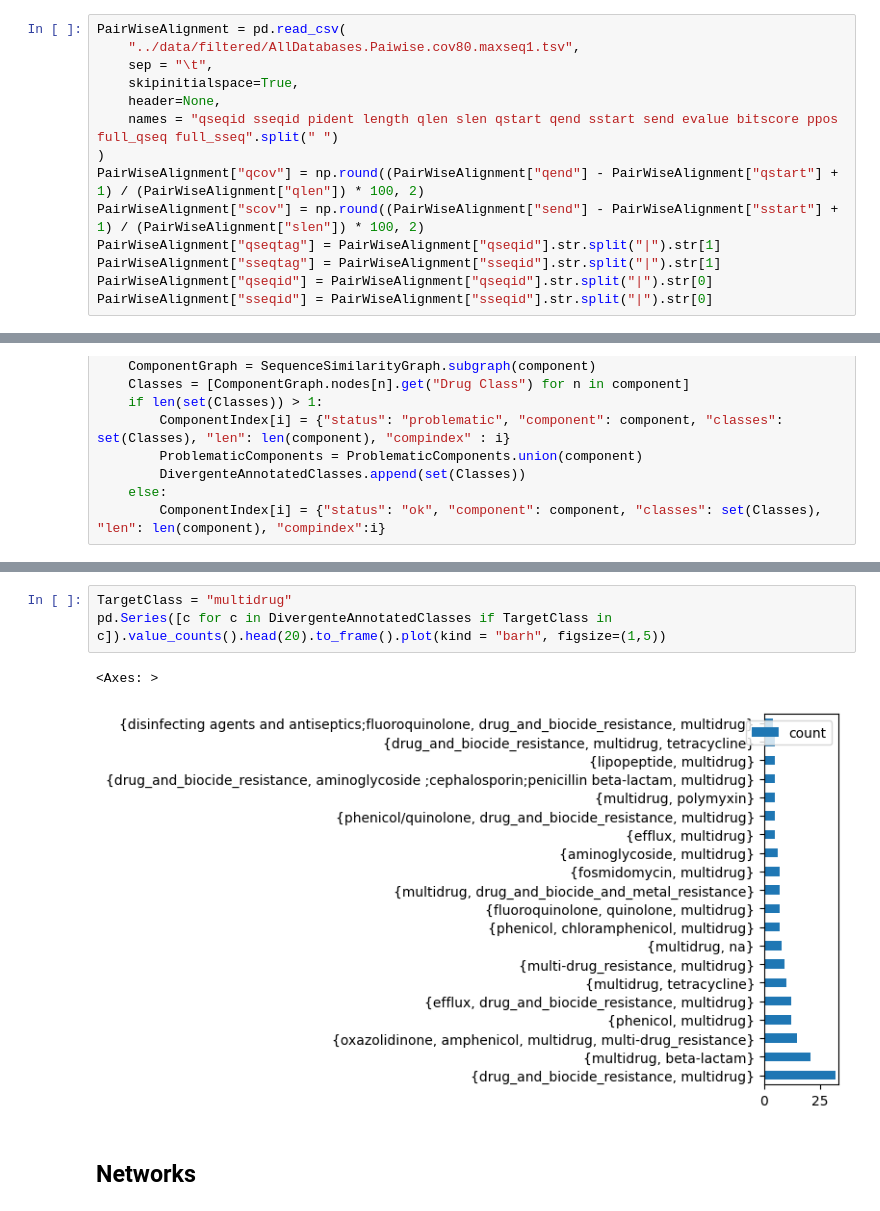
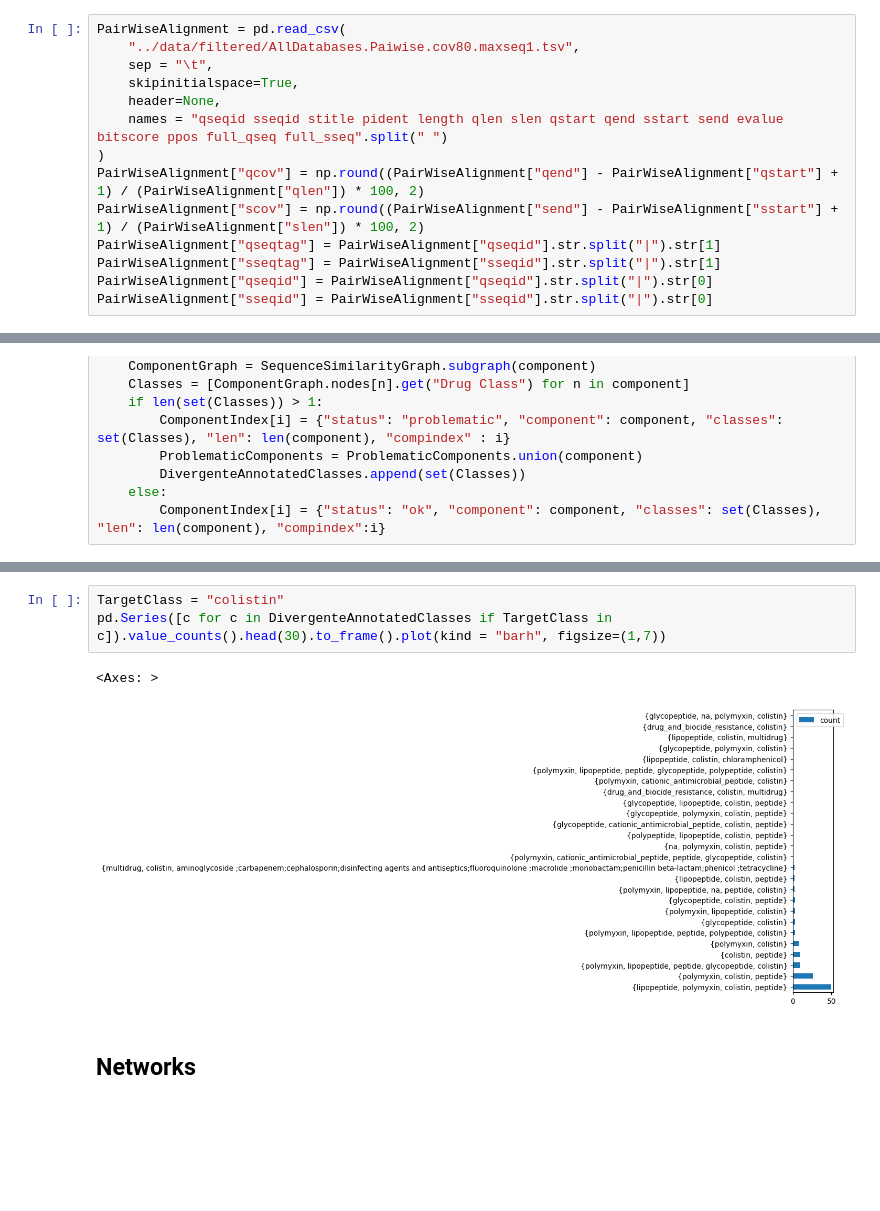
Before and after one commit to tiagocabralborelli/db-redundance, a Jupyter notebook: notebooks/3.Analysis.ipynb, the cells around one changed output, grey strips where cells are left out. Saved outputs shown, nothing was run; the diff lists cells and outputs as text; blank space fills up the shorter version.

```diff
--- a/notebooks/3.Analysis.ipynb
+++ b/notebooks/3.Analysis.ipynb
@@ -72,7 +72,7 @@ PairWiseAlignment = pd.read_csv(
     sep = "\t",
     skipinitialspace=True,
     header=None,
-    names = "qseqid sseqid pident length qlen slen qstart qend sstart send evalue bitscore ppos full_qseq full_sseq".split(" ")
+    names = "qseqid sseqid stitle pident length qlen slen qstart qend sstart send evalue bitscore ppos full_qseq full_sseq".split(" ")
 )
 PairWiseAlignment["qcov"] = np.round((PairWiseAlignment["qend"] - PairWiseAlignment["qstart"] + 1) / (PairWiseAlignment["qlen"]) * 100, 2)
 PairWiseAlignment["scov"] = np.round((PairWiseAlignment["send"] - PairWiseAlignment["sstart"] + 1) / (PairWiseAlignment["slen"]) * 100, 2)
@@ -210,8 +215,8 @@ pd.Series(ClassCount).value_counts().head(30).to_frame().plot(kind = "barh", fig
 # %%
-TargetClass = "multidrug"
-pd.Series([c for c in DivergenteAnnotatedClasses if TargetClass in c]).value_counts().head(20).to_frame().plot(kind = "barh", figsize=(1,5))
+TargetClass = "colistin"
+pd.Series([c for c in DivergenteAnnotatedClasses if TargetClass in c]).value_counts().head(30).to_frame().plot(kind = "barh", figsize=(1,7))
 # %% [output]
 <Axes: >
-[figure, old version]
+[figure, new version]
 # %% [markdown]
 ## Networks
```
Also changed, not shown: parts of 18 cells of this notebook, 4 other files.
